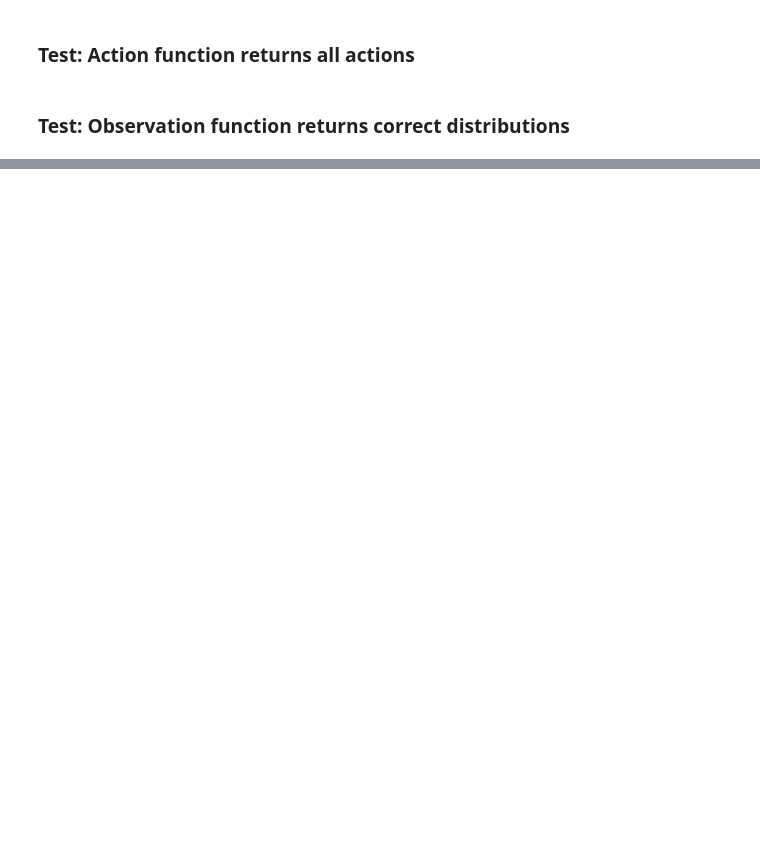
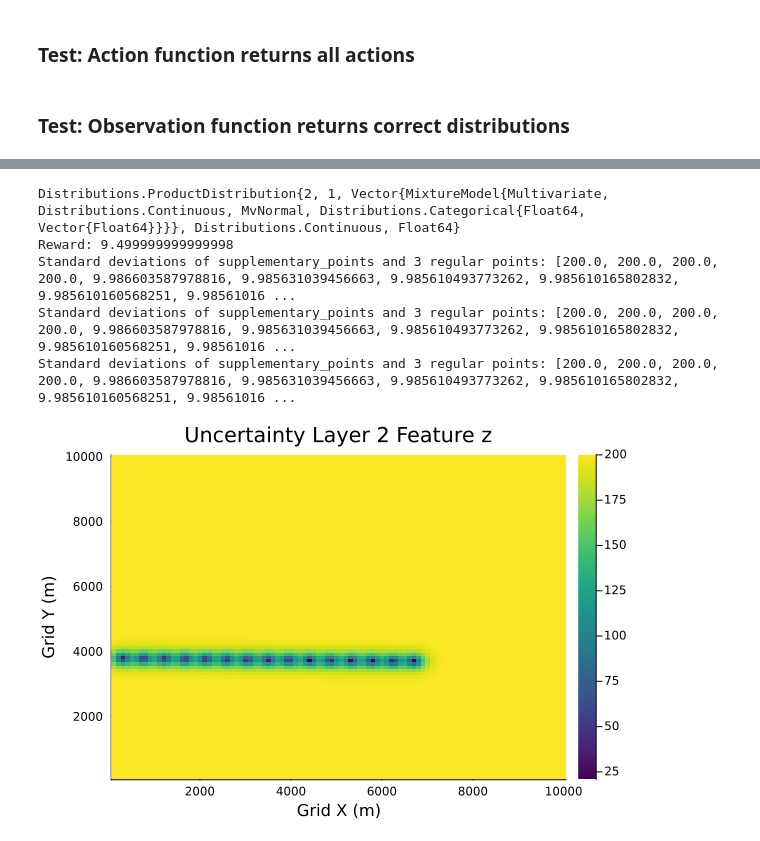
Before and after one commit to sisl/CGS_CCS, a Jupyter notebook: scripts/scratch.ipynb, the cells around one changed output, grey strips where cells are left out. Cells and saved outputs as stored; diff of their text form; code cells hidden in the pictures; blank space fills up the shorter version.

```diff
--- a/scripts/scratch.ipynb
+++ b/scripts/scratch.ipynb
@@ -110,0 +29,18 @@ Reward: 9.1
+# %%
+# Taking a seismic line action first
+distr = POMDPs.observation(pomdp, all_actions[21], pomdp.state)
+reward = POMDPs.reward(pomdp, pomdp.state, all_actions[21])
+println(typeof(distr), "\nReward: ", reward)
+
+p1 = all_actions[21].geometry.vertices[1]
+p2 = all_actions[21].geometry.vertices[2]
+supp_points = [p1 * (1 - t) + p2 * t for t in range(0, stop=1, length=SEISMIC_N_POINTS)]
+
+visualize_uncertainty(pomdp, 2, FEATURE, supp_points)
+# %% [output]
+Distributions.ProductDistribution{2, 1, Vector{MixtureModel{Multivariate, Distributions.Continuous, MvNormal, Distributions.Categorical{Float64, Vector{Float64}}}}, Distributions.Continuous, Float64}
+Reward: 9.499999999999998
+Standard deviations of supplementary_points and 3 regular points: [200.0, 200.0, 200.0, 200.0, 9.986603587978816, 9.985631039456663, 9.985610493773262, 9.985610165802832, 9.985610160568251, 9.98561016 ...
+Standard deviations of supplementary_points and 3 regular points: [200.0, 200.0, 200.0, 200.0, 9.986603587978816, 9.985631039456663, 9.985610493773262, 9.985610165802832, 9.985610160568251, 9.98561016 ...
+Standard deviations of supplementary_points and 3 regular points: [200.0, 200.0, 200.0, 200.0, 9.986603587978816, 9.985631039456663, 9.985610493773262, 9.985610165802832, 9.985610160568251, 9.98561016 ...
+[figure, added]
```
Also changed, not shown: parts of 8 cells of this notebook, 3 other files.
